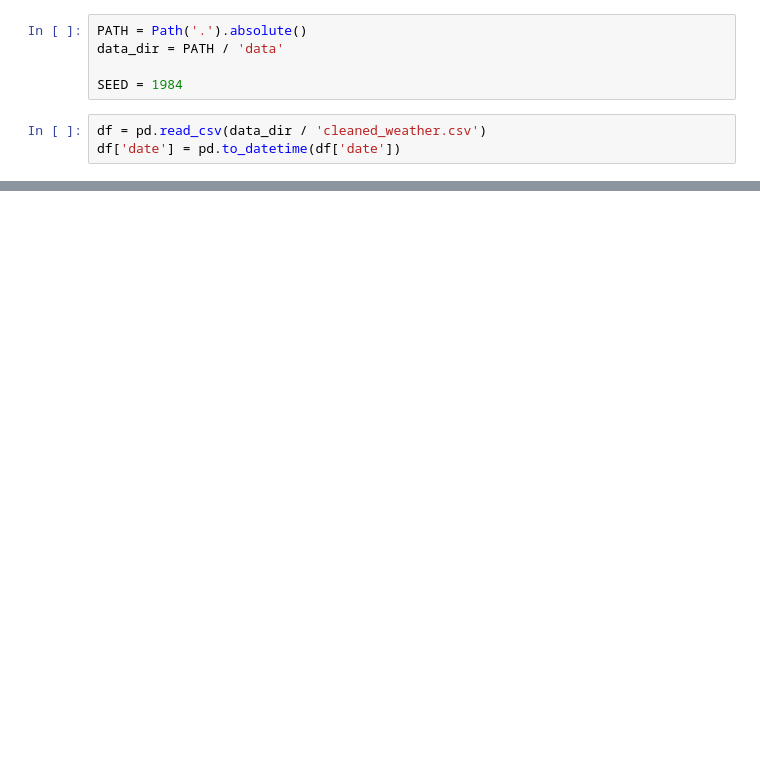
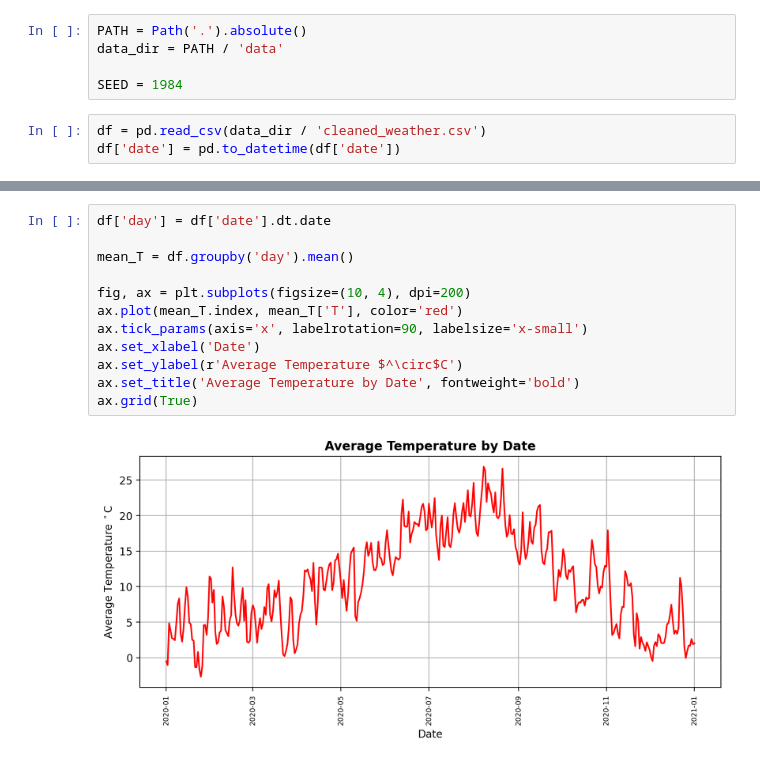
Before and after one commit to bsalisbury1/Projects, a Jupyter notebook: TimeSeriesForecasting/RNN.ipynb, the cells around one changed output, grey strips where cells are left out. Saved outputs shown, nothing was run; the diff lists cells and outputs as text; blank space fills up the shorter version.

```diff
--- a/TimeSeriesForecasting/RNN.ipynb
+++ b/TimeSeriesForecasting/RNN.ipynb
@@ -145,0 +32,14 @@ valid_end = datetime(2020, 9, 30, hour=23, minute=50)
+# %%
+df['day'] = df['date'].dt.date
+
+mean_T = df.groupby('day').mean()
+
+fig, ax = plt.subplots(figsize=(10, 4), dpi=200)
+ax.plot(mean_T.index, mean_T['T'], color='red')
+ax.tick_params(axis='x', labelrotation=90, labelsize='x-small')
+ax.set_xlabel('Date')
+ax.set_ylabel(r'Average Temperature $^\circ$C')
+ax.set_title('Average Temperature by Date', fontweight='bold')
+ax.grid(True)
+# %% [output]
+[figure, added]
```
Also changed, not shown: parts of 20 cells of this notebook.
